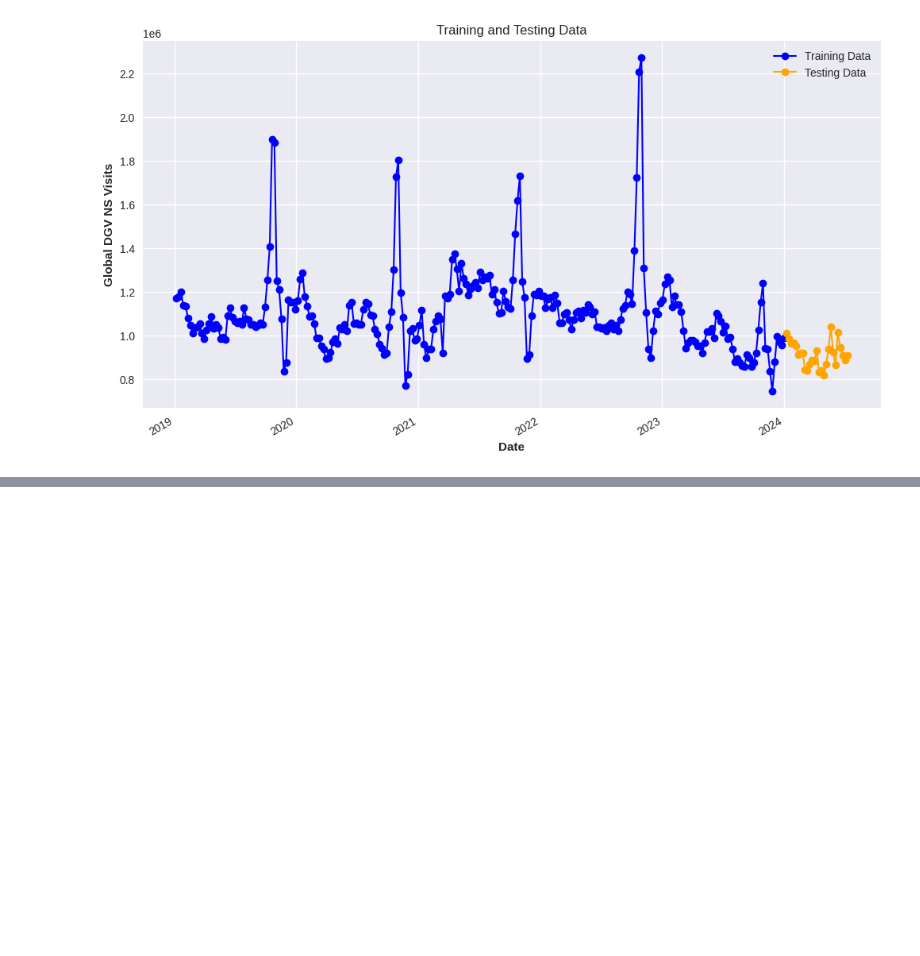
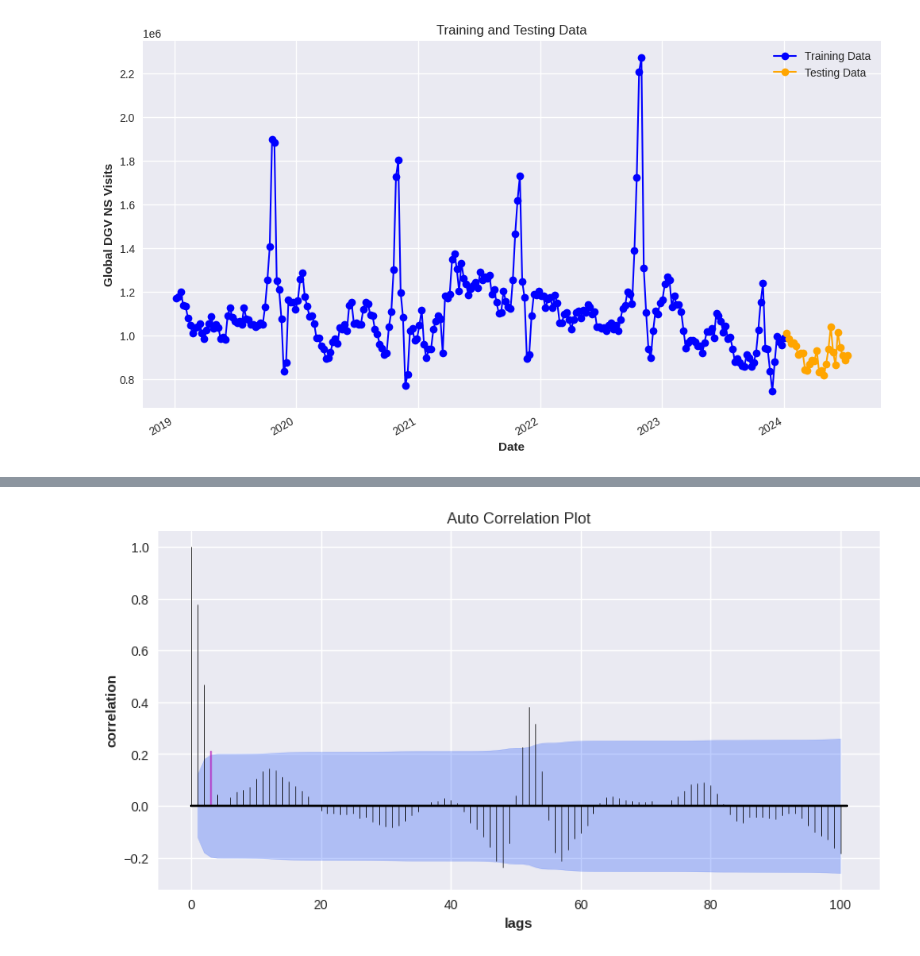
Before and after one commit to iffishells/WebSite-Traffic-Forecasting, a Jupyter notebook: Notebooks/modeling_version_01.ipynb, the cells around one changed output, grey strips where cells are left out. Drawn from its saved outputs; the diff is of its cells as text; code cells hidden in the pictures; blank space fills up the shorter version.

```diff
--- a/Notebooks/modeling_version_01.ipynb
+++ b/Notebooks/modeling_version_01.ipynb
@@ -67,0 +111,11 @@ test_series.plot()
+# %%
+from darts.utils.statistics import plot_acf,plot_pacf
+
+
+plot_acf(train_series, m=3, max_lag=100,  fig_size=(10, 5), axis=None, default_formatting=True)
+plt.xlabel('lags')
+plt.ylabel('correlation')
+plt.title('Auto Correlation Plot')
+plt.show()
+# %% [output]
+[figure, added]
```
Also changed, not shown: parts of 25 cells of this notebook, 1 other file.
